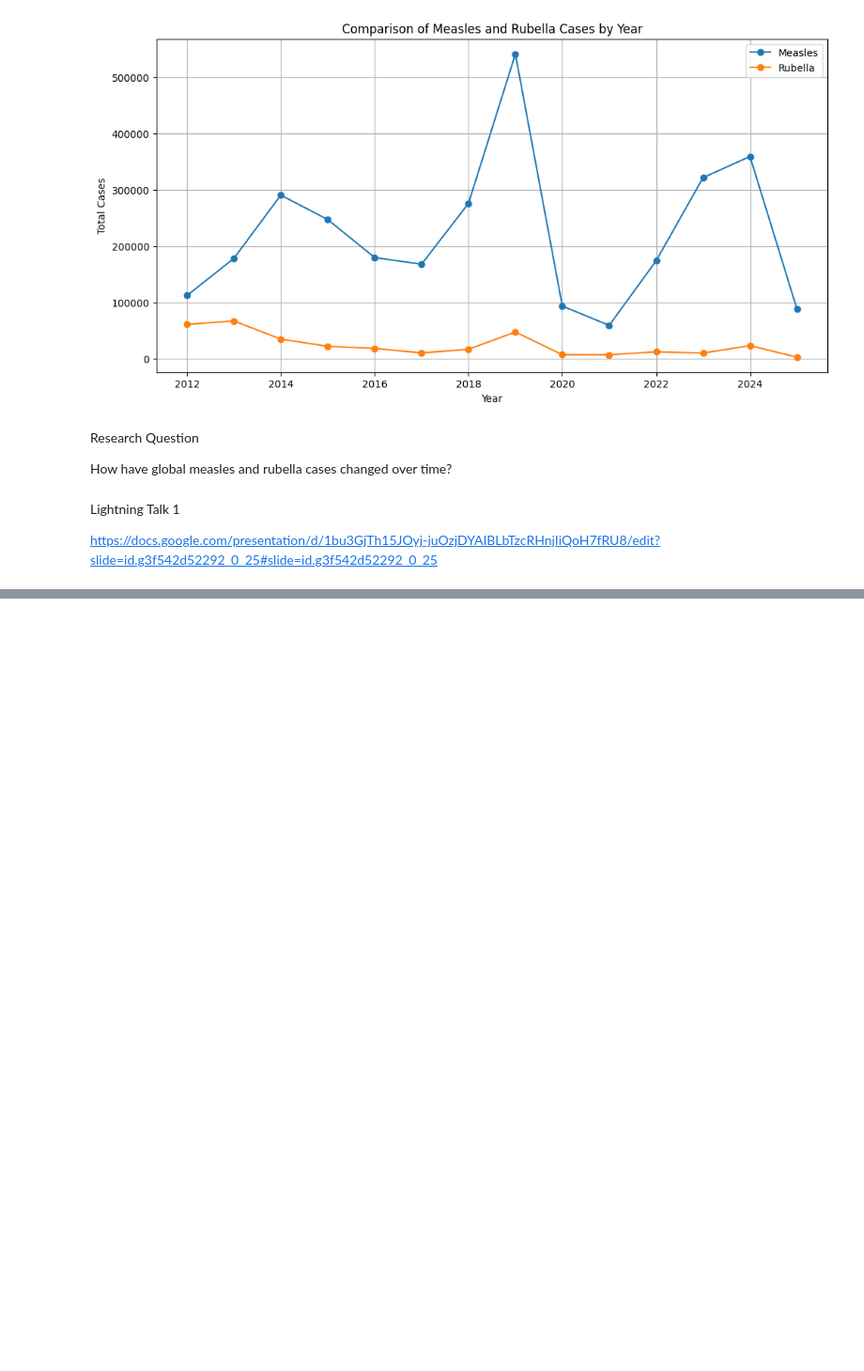
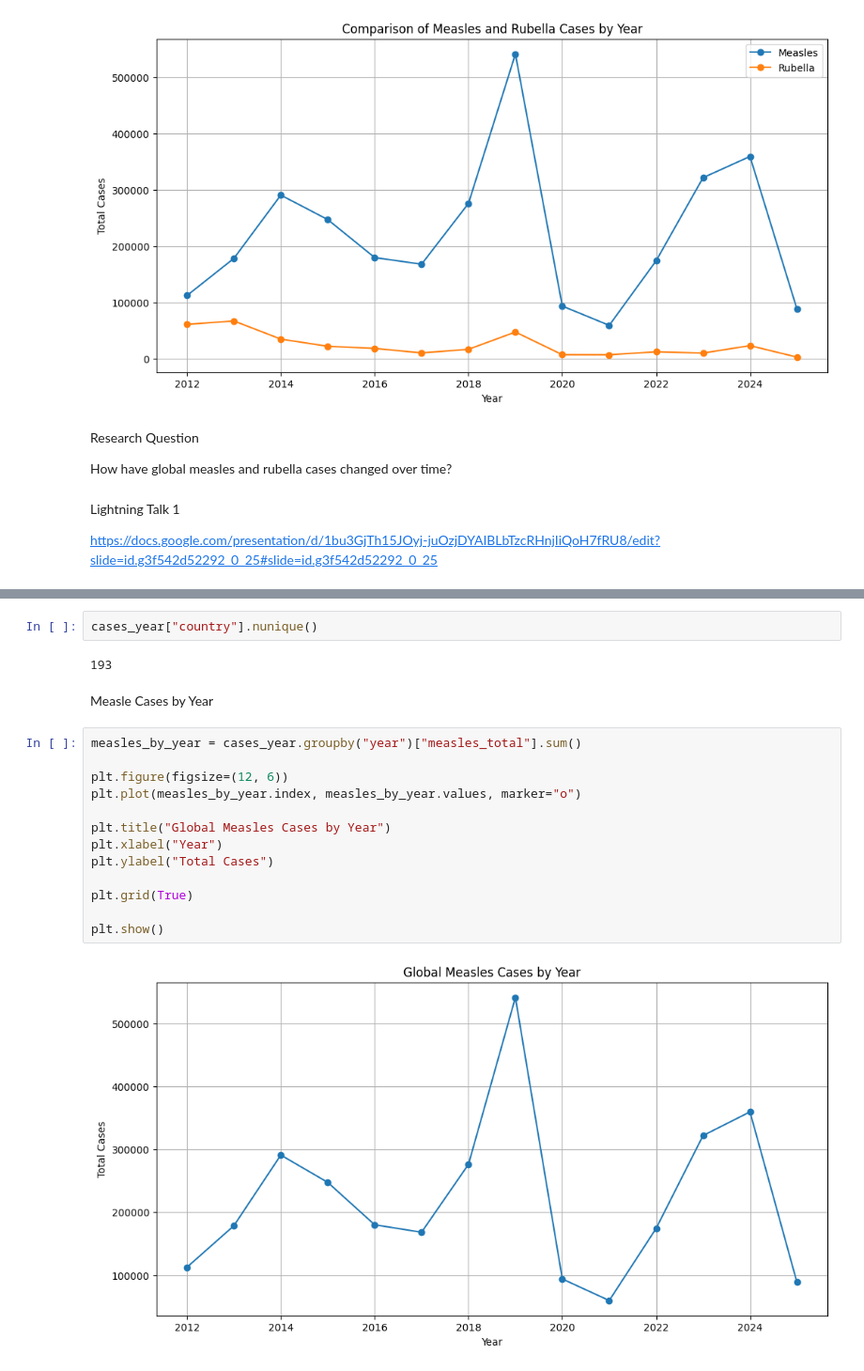
Before and after one commit to menemisan204-arch/DSRP-Measeles, a Jupyter notebook: DSRP_HealthCare_MisanMene.ipynb, the cells around one changed output, grey strips where cells are left out. Shown at 94% size. Saved outputs shown, nothing was run; the diff lists cells and outputs as text; blank space fills up the shorter version.

```diff
--- a/DSRP_HealthCare_MisanMene.ipynb
+++ b/DSRP_HealthCare_MisanMene.ipynb
@@ -341,0 +383,21 @@ https://docs.google.com/presentation/d/1bu3GjTh15JOyj-juOzjDYAIBLbTzcRHnjIiQoH7f
+# %%
+cases_year["country"].nunique()
+# %% [output]
+193
+# %% [markdown]
+Measle Cases by Year
+# %%
+measles_by_year = cases_year.groupby("year")["measles_total"].sum()
+
+plt.figure(figsize=(12, 6))
+plt.plot(measles_by_year.index, measles_by_year.values, marker="o")
+
+plt.title("Global Measles Cases by Year")
+plt.xlabel("Year")
+plt.ylabel("Total Cases")
+
+plt.grid(True)
+
+plt.show()
+# %% [output]
+[figure, added]
```
Also changed, not shown: parts of 19 cells of this notebook.
